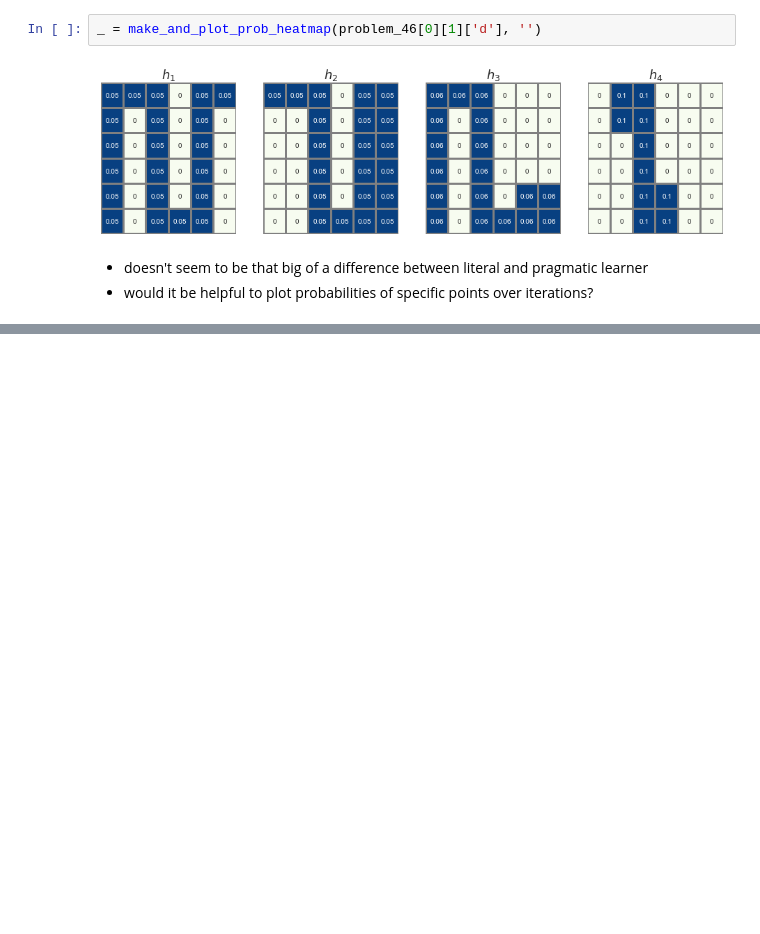
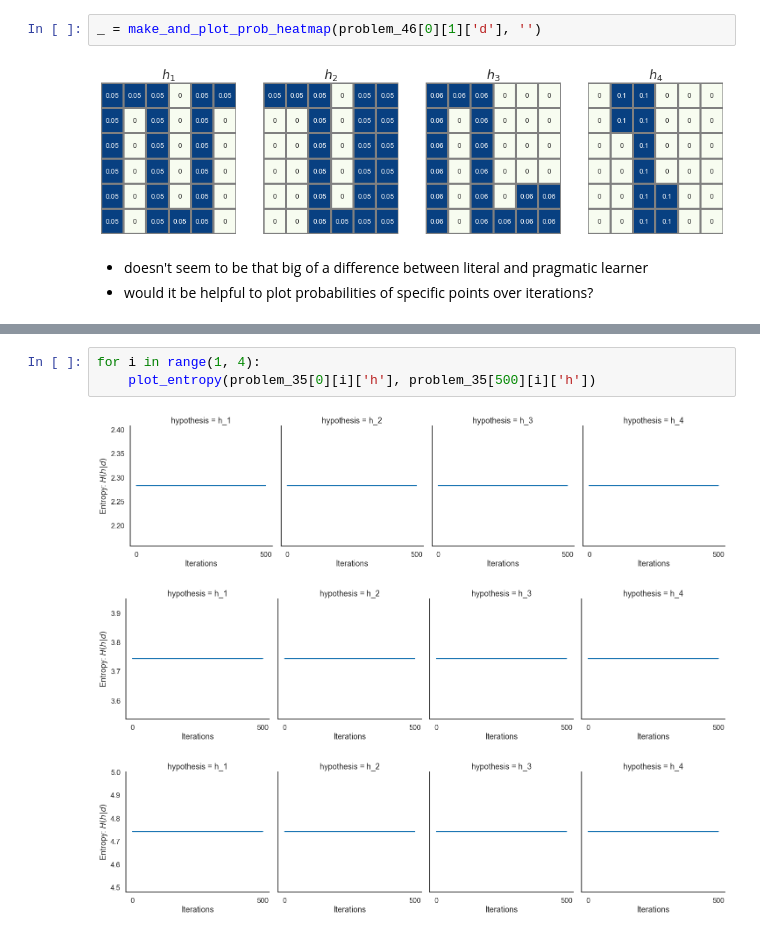
Before and after one commit to nataliavelez/teaching_models, a Jupyter notebook: pragmatic_vs_literal_plots.ipynb, the cells around one changed output, grey strips where cells are left out. Cells and saved outputs as stored; diff of their text form; blank space fills up the shorter version.

```diff
--- a/pragmatic_vs_literal_plots.ipynb
+++ b/pragmatic_vs_literal_plots.ipynb
@@ -432,0 +468,7 @@ _ = make_and_plot_prob_heatmap(problem_46[0][1]['d'], '')
+# %%
+for i in range(1, 4):
+    plot_entropy(problem_35[0][i]['h'], problem_35[500][i]['h'])
+# %% [output]
+[figure, added]
+[figure, added]
+[figure, added]
```
Also changed, not shown: parts of 5 cells of this notebook.
